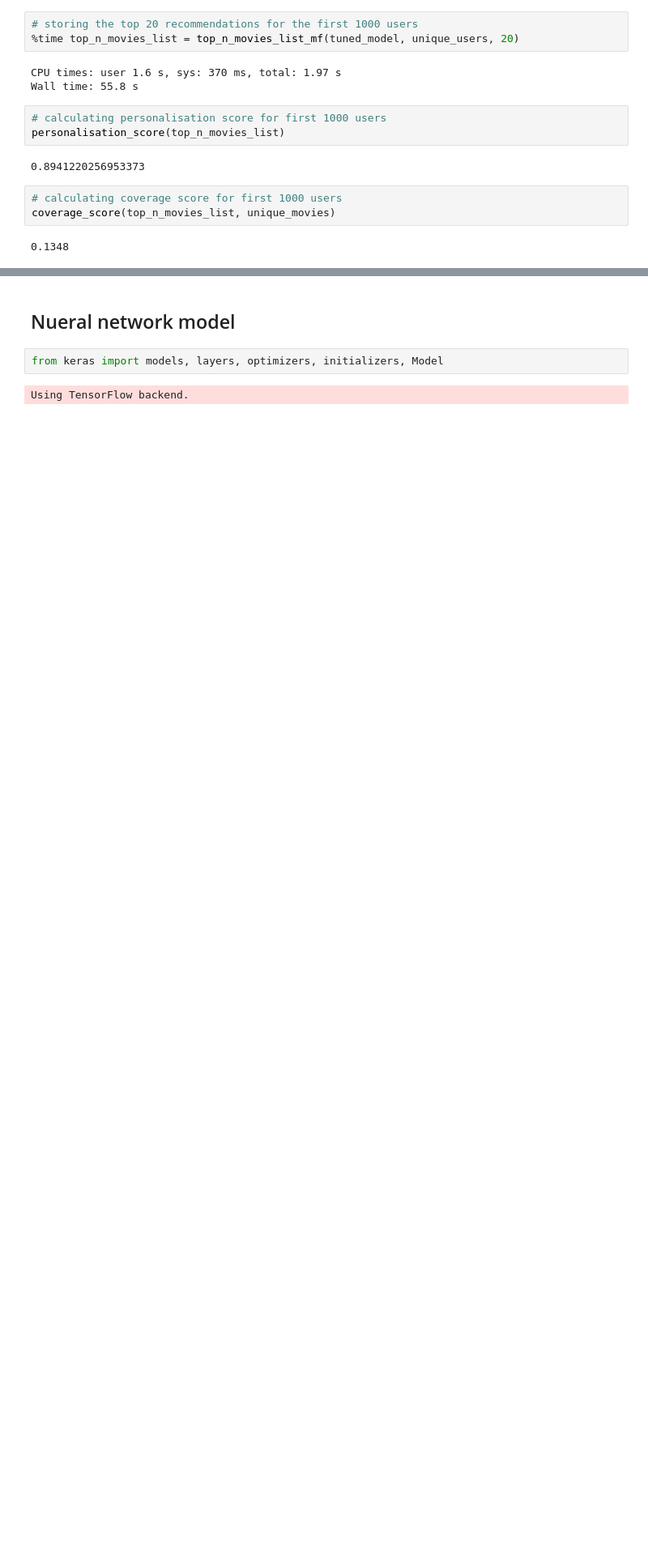
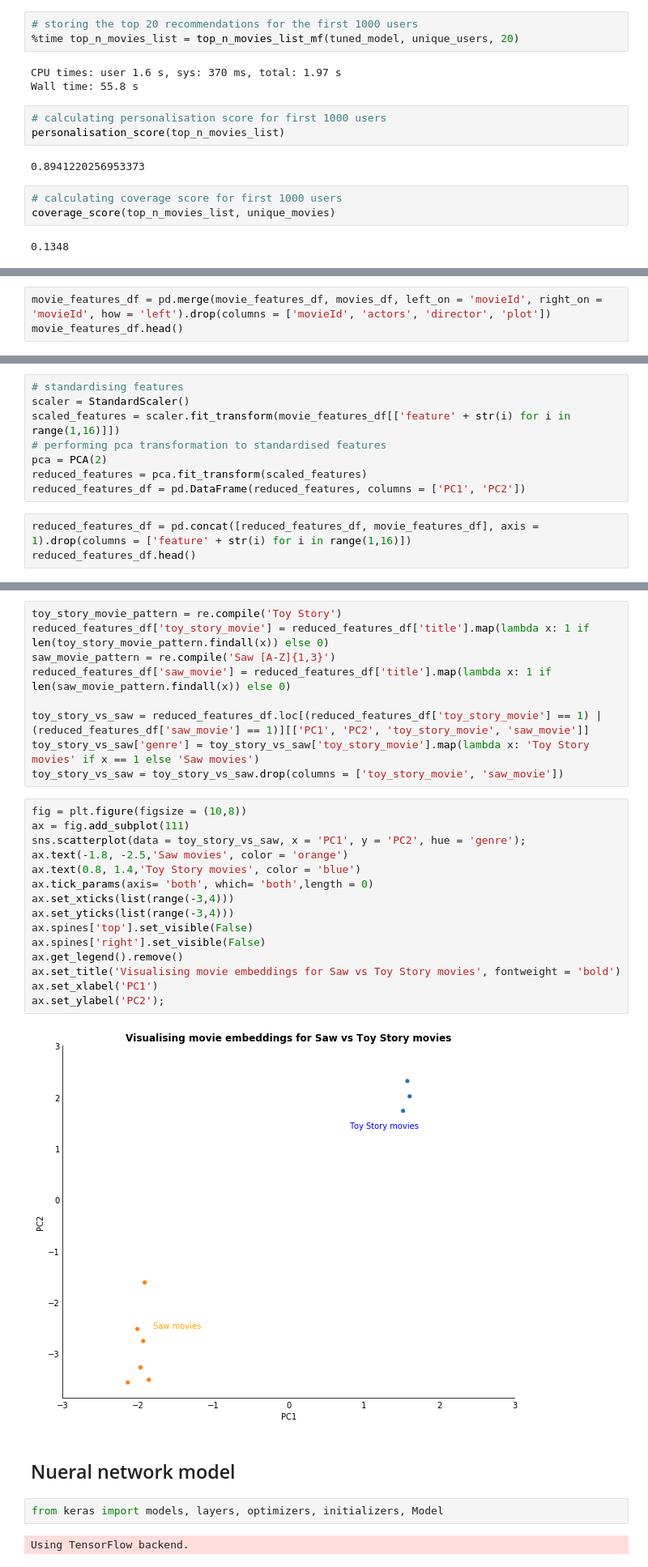
Before and after one commit to jackbustertann/Movie_recommendation_system, a Jupyter notebook: index.ipynb, the cells around one changed output, grey strips where cells are left out. Shown at 81% size. Cells and saved outputs as stored; diff of their text form; blank space fills up the shorter version.

Commit message:
visualising movie embeddings for matrix factorisation model

```diff
--- a/index.ipynb
+++ b/index.ipynb
@@ -481,0 +519,3 @@ coverage_score(top_n_movies_list, unique_movies)
+# %%
+movie_features_df = pd.merge(movie_features_df, movies_df, left_on = 'movieId', right_on = 'movieId', how = 'left').drop(columns = ['movieId', 'actors', 'director', 'plot'])
+movie_features_df.head()
@@ -481,0 +532,11 @@ coverage_score(top_n_movies_list, unique_movies)
+# %%
+# standardising features
+scaler = StandardScaler()
+scaled_features = scaler.fit_transform(movie_features_df[['feature' + str(i) for i in range(1,16)]])
+# performing pca transformation to standardised features
+pca = PCA(2)
+reduced_features = pca.fit_transform(scaled_features)
+reduced_features_df = pd.DataFrame(reduced_features, columns = ['PC1', 'PC2'])
+# %%
+reduced_features_df = pd.concat([reduced_features_df, movie_features_df], axis = 1).drop(columns = ['feature' + str(i) for i in range(1,16)])
+reduced_features_df.head()
@@ -482,3 +552,29 @@ coverage_score(top_n_movies_list, unique_movies)
+# %%
+toy_story_movie_pattern = re.compile('Toy Story')
+reduced_features_df['toy_story_movie'] = reduced_features_df['title'].map(lambda x: 1 if len(toy_story_movie_pattern.findall(x)) else 0)
+saw_movie_pattern = re.compile('Saw [A-Z]{1,3}')
+reduced_features_df['saw_movie'] = reduced_features_df['title'].map(lambda x: 1 if len(saw_movie_pattern.findall(x)) else 0)
+
+toy_story_vs_saw = reduced_features_df.loc[(reduced_features_df['toy_story_movie'] == 1) | (reduced_features_df['saw_movie'] == 1)][['PC1', 'PC2', 'toy_story_movie', 'saw_movie']]
+toy_story_vs_saw['genre'] = toy_story_vs_saw['toy_story_movie'].map(lambda x: 'Toy Story movies' if x == 1 else 'Saw movies')
+toy_story_vs_saw = toy_story_vs_saw.drop(columns = ['toy_story_movie', 'saw_movie'])
+# %%
+fig = plt.figure(figsize = (10,8))
+ax = fig.add_subplot(111)
+sns.scatterplot(data = toy_story_vs_saw, x = 'PC1', y = 'PC2', hue = 'genre');
+ax.text(-1.8, -2.5,'Saw movies', color = 'orange')
+ax.text(0.8, 1.4,'Toy Story movies', color = 'blue')
+ax.tick_params(axis= 'both', which= 'both',length = 0)
+ax.set_xticks(list(range(-3,4)))
+ax.set_yticks(list(range(-3,4)))
+ax.spines['top'].set_visible(False)
+ax.spines['right'].set_visible(False)
+ax.get_legend().remove()
+ax.set_title('Visualising movie embeddings for Saw vs Toy Story movies', fontweight = 'bold')
+ax.set_xlabel('PC1')
+ax.set_ylabel('PC2');
+# %% [output]
+[figure, added]
 # %% [markdown]
 ## Nueral network model
 # %%
```
Also changed, not shown: parts of 11 cells of this notebook.
